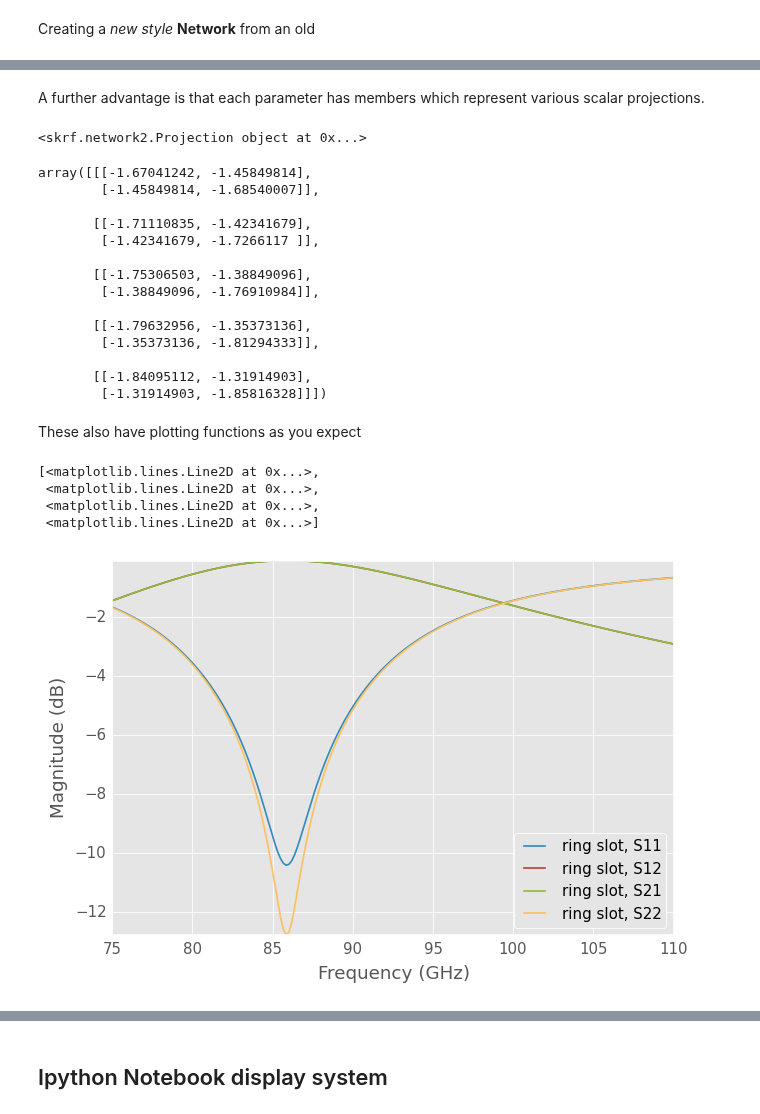
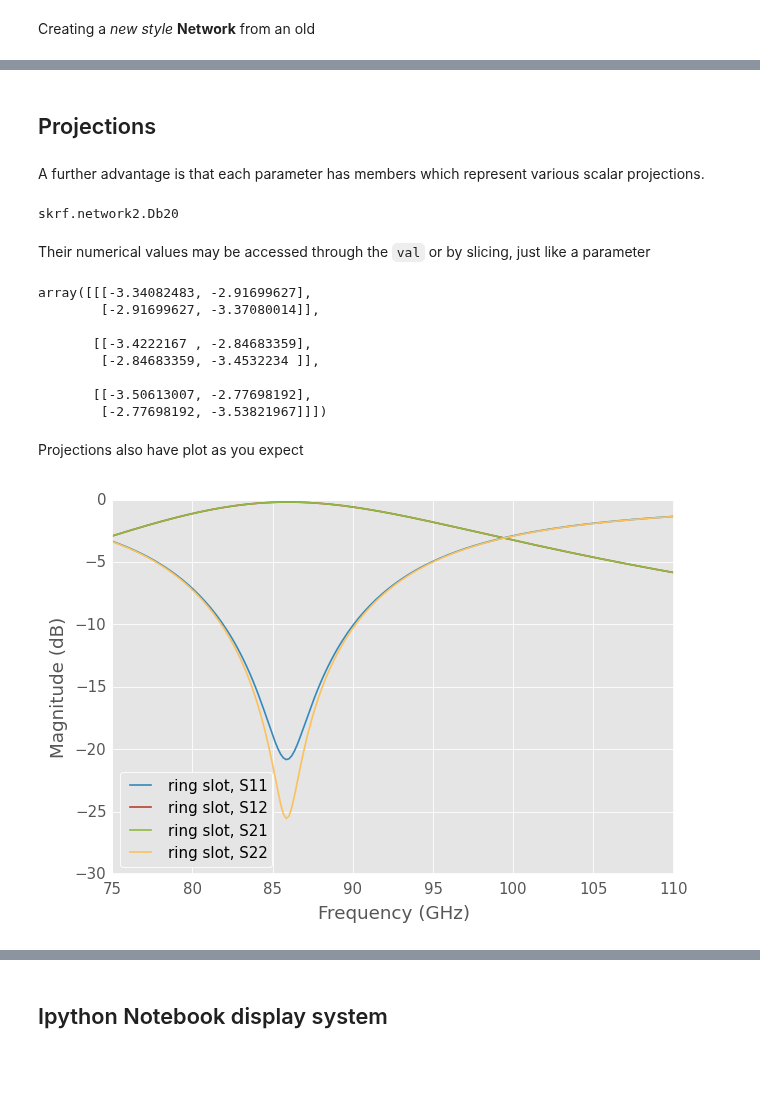
Before and after one commit to scikit-rf/examples, a Jupyter notebook: Network2.ipynb, the cells around one changed output, grey strips where cells are left out. Saved outputs shown, nothing was run; the diff lists cells and outputs as text; code cells hidden in the pictures; blank space fills up the shorter version.

Commit message:
added network2 example

```diff
--- a/Network2.ipynb
+++ b/Network2.ipynb
@@ -9,5 +9,4 @@ Creating a *new style* **Network** from an old
 # %%
 from skrf import network2
 reload(network2)
-
-a = network2.Network.from_old_Network(rf.data.ring_slot)
+a = network2.Network.from_ntwkv1(rf.data.ring_slot)
@@ -64,33 +61,27 @@ a.z.plot()
+# %% [markdown]
+## Projections
 # %% [markdown]
 A further advantage is that each parameter has members which represent various scalar projections.
 # %%
-print a.s.db10
+type(a.s.db)
 # %% [output]
-<skrf.network2.Projection object at 0x...>
+skrf.network2.Db20
-# %%
-a.s.db10.val[:5]
-# %% [output]
-array([[[-1.67041242, -1.45849814],
-        [-1.45849814, -1.68540007]],
-
-       [[-1.71110835, -1.42341679],
-        [-1.42341679, -1.7266117 ]],
-
-       [[-1.75306503, -1.38849096],
-        [-1.38849096, -1.76910984]],
-
-       [[-1.79632956, -1.35373136],
-        [-1.35373136, -1.81294333]],
-
-       [[-1.84095112, -1.31914903],
-        [-1.31914903, -1.85816328]]])
+# %% [markdown]
+Their numerical values may be accessed through the `val` or by slicing, just like a parameter
+# %%
+a.s.db[:3]
+# %% [output]
+array([[[-3.34082483, -2.91699627],
+        [-2.91699627, -3.37080014]],
+
+       [[-3.4222167 , -2.84683359],
+        [-2.84683359, -3.4532234 ]],
+
+       [[-3.50613007, -2.77698192],
+        [-2.77698192, -3.53821967]]])
 # %% [markdown]
-These also have plotting functions as you expect
+Projections also have plot as you expect
 # %%
-a.s.db10.plot()
+a.s.db.plot();
 # %% [output]
-[<matplotlib.lines.Line2D at 0x...>,
- <matplotlib.lines.Line2D at 0x...>,
- <matplotlib.lines.Line2D at 0x...>,
- <matplotlib.lines.Line2D at 0x...>]
-[figure, old version]
+[figure, new version]
```
Also changed, not shown: parts of 23 cells of this notebook, 2 other files.
